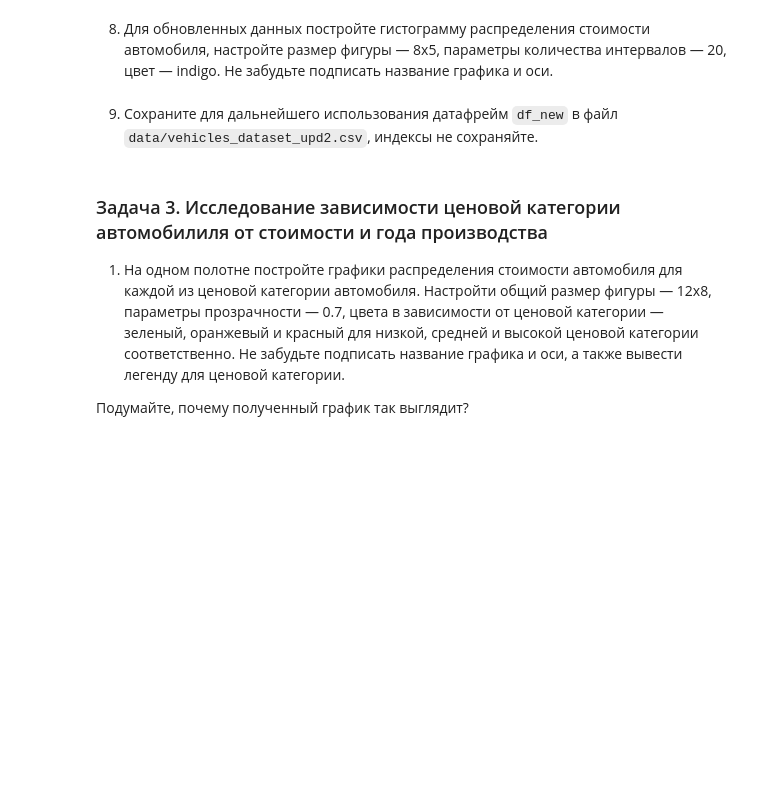
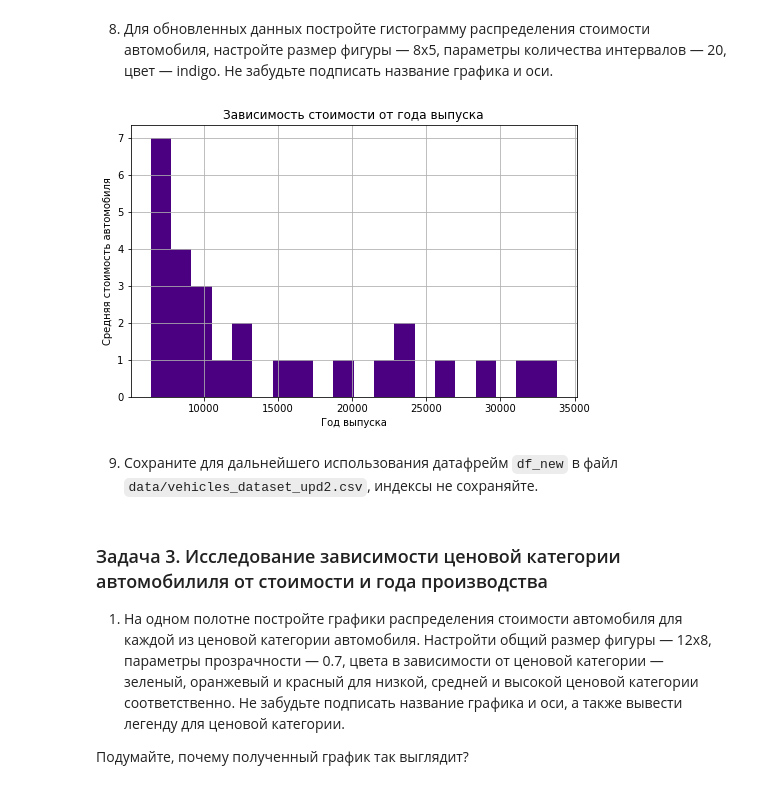
Before and after one commit to UzunDemir/19.4.Exploratory-Data-Analysis-Data-Visualization.-Practical-work, a Jupyter notebook: 19_4_Практическая_работа_.ipynb, the cells around one changed output. Drawn from its saved outputs; the diff is of its cells as text; code cells hidden in the pictures; blank space fills up the shorter version.

```diff
--- a/19_4_Практическая_работа_.ipynb
+++ b/19_4_Практическая_работа_.ipynb
@@ -438,6 +430,15 @@ plt.show()
 8. Для обновленных данных постройте гистограмму распределения стоимости автомобиля, настройте размер фигуры — 8x5, параметры количества интервалов — 20, цвет — indigo. Не забудьте подписать название графика и оси.
 # %%
 # Ваш код здесь
+plt.figure(figsize=(8, 5))
+plt.hist(df_price_mean_per_year_till_2021.price_mean, color = 'indigo', bins = 20)
+plt.xlabel("Год выпуска")
+plt.ylabel("Средняя стоимость автомобиля")
+plt.title("Зависимость стоимости от года выпуска")
+plt.grid(True)
+plt.show()
+# %% [output]
+[figure, added]
 # %% [markdown]
 9. Сохраните для дальнейшего использования датафрейм `df_new` в файл `data/vehicles_dataset_upd2.csv`, индексы не сохраняйте.
 # %%
```
Also changed, not shown: parts of 18 cells of this notebook.
